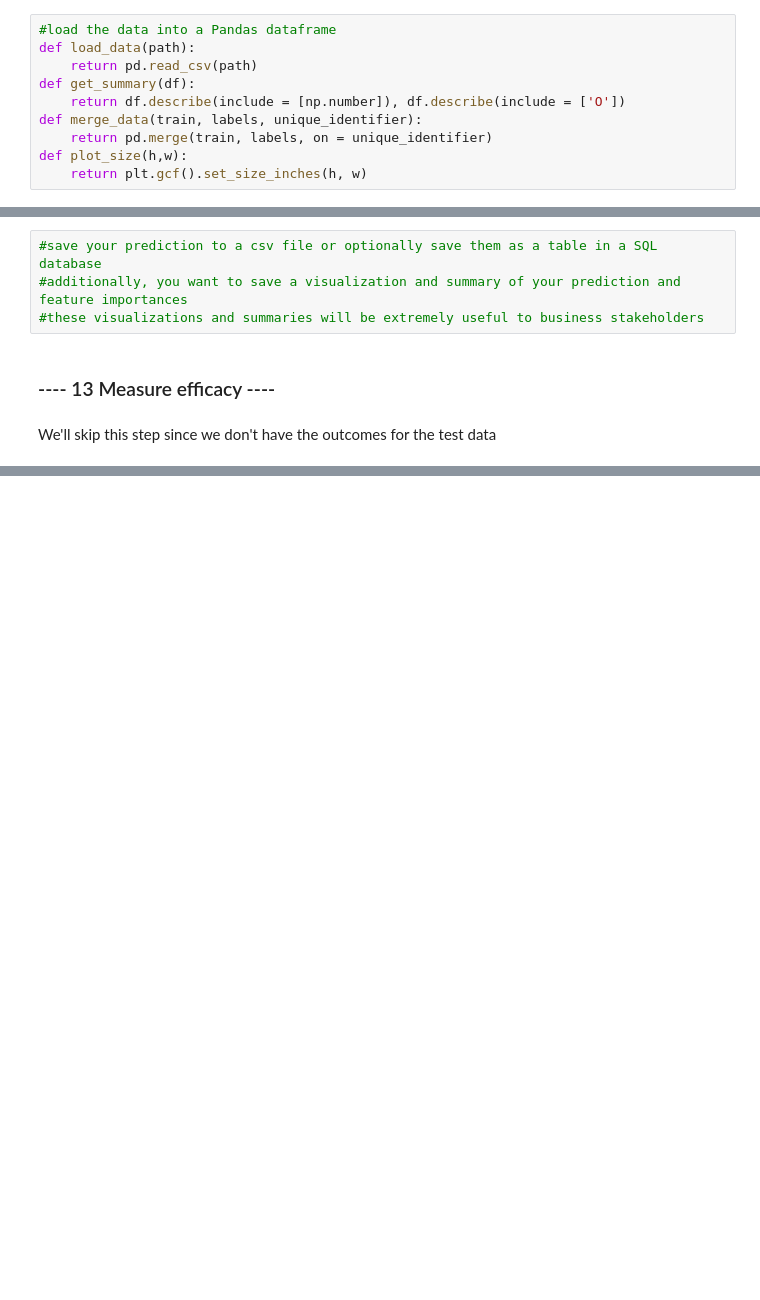
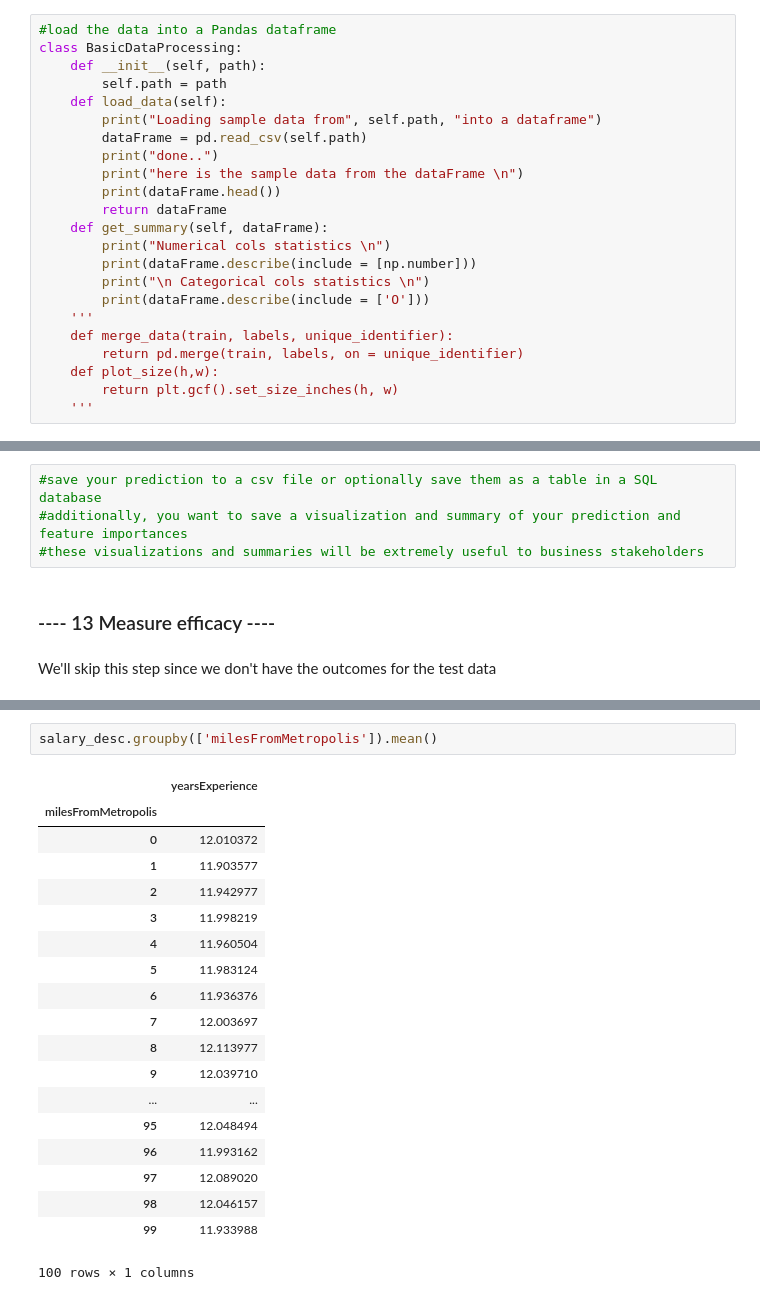
Before and after one commit to manoharsai9/salarypredictionportfolio, a Jupyter notebook: SalaryPredictionNotebook.ipynb, the cells around one changed output, grey strips where cells are left out. Saved outputs shown, nothing was run; the diff lists cells and outputs as text; blank space fills up the shorter version.

```diff
--- a/SalaryPredictionNotebook.ipynb
+++ b/SalaryPredictionNotebook.ipynb
@@ -24,14 +24,27 @@ __email__ = "jmanoharsai5@gmail.com"
 ### ---- 2 Load the data ----
 # %%
 #load the data into a Pandas dataframe
-def load_data(path):
-    return pd.read_csv(path)
-def get_summary(df):
-    return df.describe(include = [np.number]), df.describe(include = ['O'])
-def merge_data(train, labels, unique_identifier):
-    return pd.merge(train, labels, on = unique_identifier)
-def plot_size(h,w):
-    return plt.gcf().set_size_inches(h, w)
+class BasicDataProcessing:
+    def __init__(self, path):
+        self.path = path
+    def load_data(self):
+        print("Loading sample data from", self.path, "into a dataframe")
+        dataFrame = pd.read_csv(self.path)
+        print("done..")
+        print("here is the sample data from the dataFrame \n")
+        print(dataFrame.head())
+        return dataFrame
+    def get_summary(self, dataFrame):
+        print("Numerical cols statistics \n")
+        print(dataFrame.describe(include = [np.number]))
+        print("\n Categorical cols statistics \n")
+        print(dataFrame.describe(include = ['O']))
+    '''
+    def merge_data(train, labels, unique_identifier):
+        return pd.merge(train, labels, on = unique_identifier)
+    def plot_size(h,w):
+        return plt.gcf().set_size_inches(h, w)
+    '''
 # %%
 !ls -lh data
 # %% [output]
@@ -839,0 +886,22 @@ We'll skip this step since we don't have the outcomes for the test data
+# %%
+salary_desc.groupby(['milesFromMetropolis']).mean()
+# %% [output]
+|  | yearsExperience |
+| milesFromMetropolis |  |
+| 0 | 12.010372 |
+| 1 | 11.903577 |
+| 2 | 11.942977 |
+| 3 | 11.998219 |
+| 4 | 11.960504 |
+| 5 | 11.983124 |
+| 6 | 11.936376 |
+| 7 | 12.003697 |
+| 8 | 12.113977 |
+| 9 | 12.039710 |
+| ... | ... |
+| 95 | 12.048494 |
+| 96 | 11.993162 |
+| 97 | 12.089020 |
+| 98 | 12.046157 |
+| 99 | 11.933988 |
+100 rows × 1 columns
```
Also changed, not shown: parts of 6 cells of this notebook, 5 other files.
